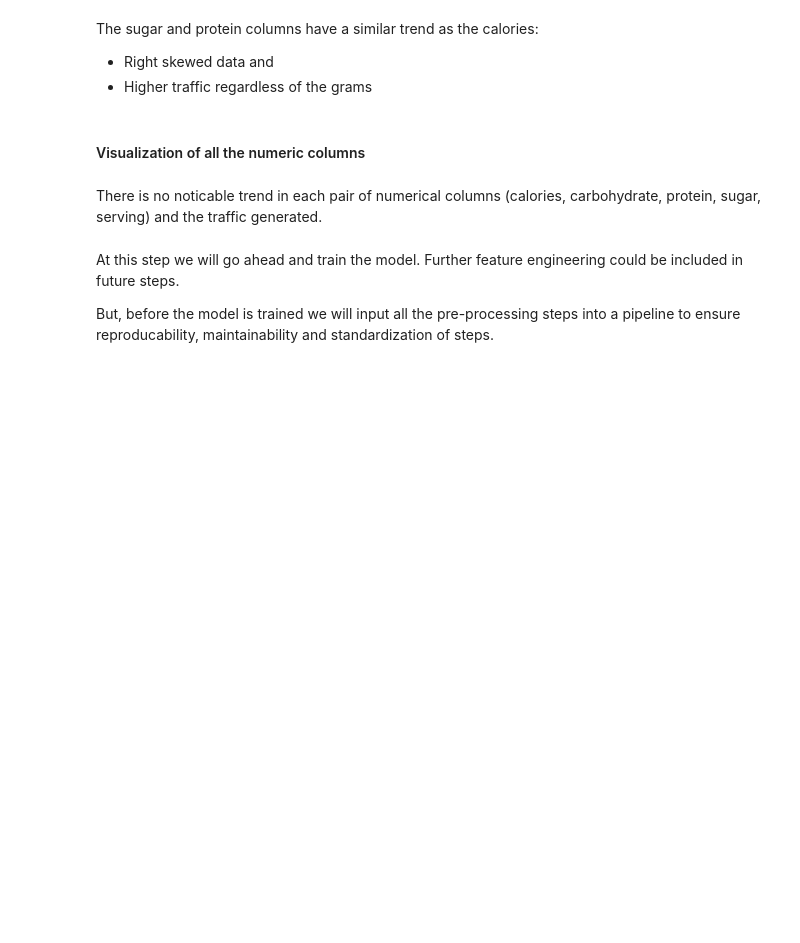
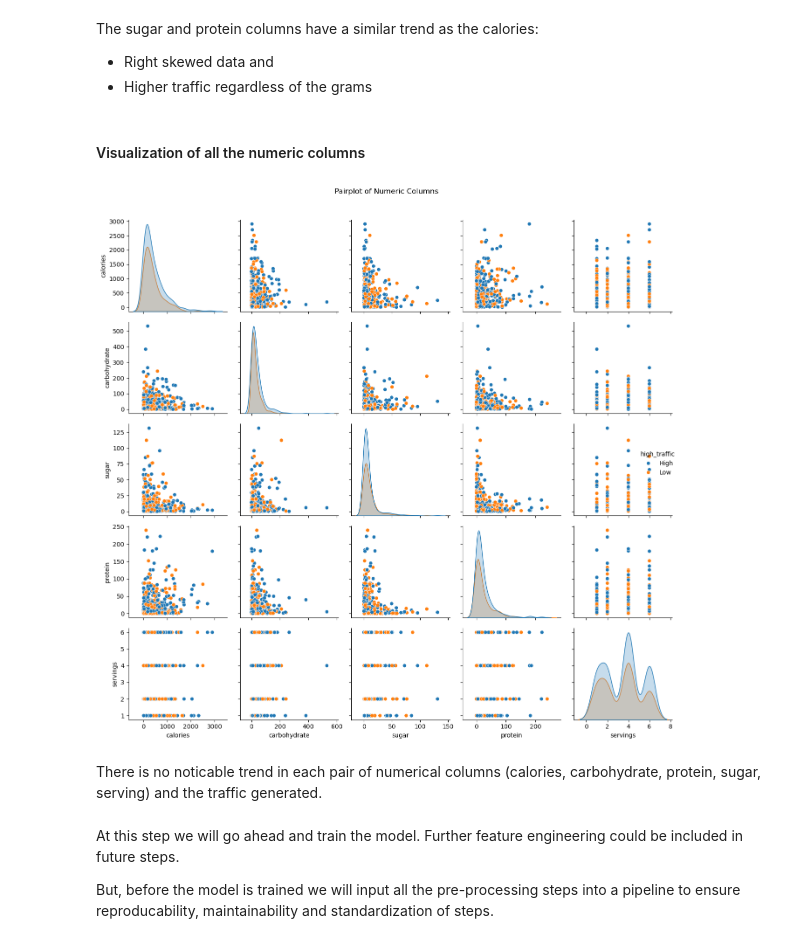
Before and after one commit to cs-uche/High-Traffic-Recipe-Prediction, a Jupyter notebook: data_analysis.ipynb, the cells around one changed output. Saved outputs shown, nothing was run; the diff lists cells and outputs as text; code cells hidden in the pictures; blank space fills up the shorter version.

```diff
--- a/data_analysis.ipynb
+++ b/data_analysis.ipynb
@@ -302,12 +485,18 @@ The sugar and protein columns have a similar trend as the calories:
 # %% [markdown]
 #### Visualization of all the numeric columns
 # %%
-pair_plot = sns.pairplot(train_df[numeric_cols + ['high_traffic']], hue='high_traffic')
+import warnings
+# Ignore FutureWarnings
+warnings.simplefilter(action='ignore', category=FutureWarning)
+
+pair_plot = sns.pairplot(train_df[numeric_cols + ['high_traffic']], hue='high_traffic', diag_kind='kde')
 
 pair_plot.fig.suptitle('Pairplot of Numeric Columns', y=1.02)
 pair_plot.fig.tight_layout()
 
 plt.show()
+# %% [output]
+[figure, added]
 # %% [markdown]
 There is no noticable trend in each pair of numerical columns (calories, carbohydrate, protein, sugar, serving) and the traffic generated.
 # %%
```
Also changed, not shown: parts of 51 cells of this notebook, 2 other files.
